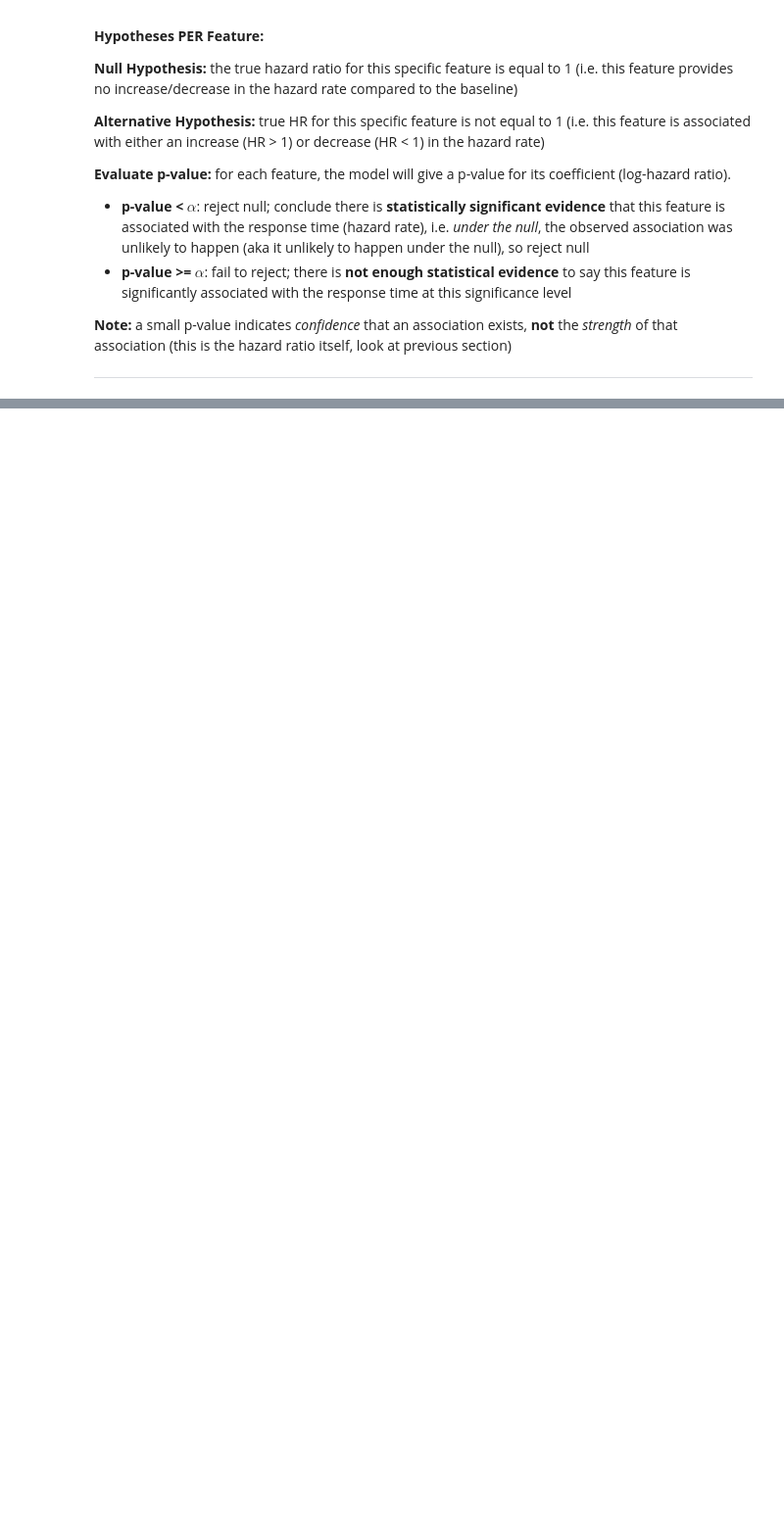
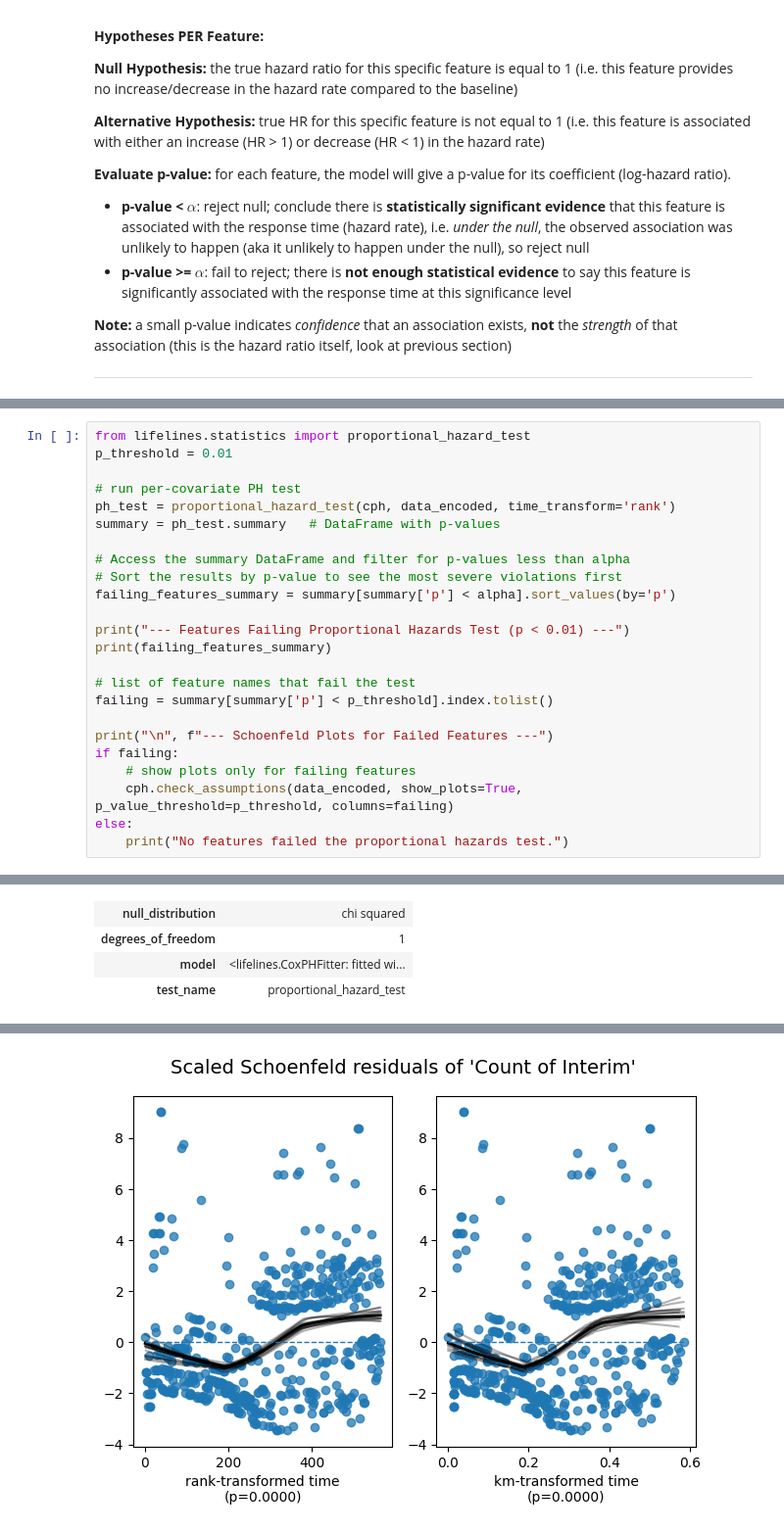
Before and after one commit to aanht/ucb-fda-citizen-project, a Jupyter notebook: all_years_eda_modeling/test_datasets_eda/visuals_and_modeling.ipynb, the cells around one changed output, grey strips where cells are left out. Shown at 98% size. Saved outputs shown, nothing was run; the diff lists cells and outputs as text; blank space fills up the shorter version.

```diff
--- a/all_years_eda_modeling/test_datasets_eda/visuals_and_modeling.ipynb
+++ b/all_years_eda_modeling/test_datasets_eda/visuals_and_modeling.ipynb
@@ -586,0 +585,25 @@ Type_industry/corporation', ...]` in the call in `.fit`. See documentation in li
+# %%
+from lifelines.statistics import proportional_hazard_test
+p_threshold = 0.01
+
+# run per-covariate PH test
+ph_test = proportional_hazard_test(cph, data_encoded, time_transform='rank')
+summary = ph_test.summary   # DataFrame with p-values
+
+# Access the summary DataFrame and filter for p-values less than alpha
+# Sort the results by p-value to see the most severe violations first
+failing_features_summary = summary[summary['p'] < alpha].sort_values(by='p')
+
+print("--- Features Failing Proportional Hazards Test (p < 0.01) ---")
+print(failing_features_summary)
+
+# list of feature names that fail the test
+failing = summary[summary['p'] < p_threshold].index.tolist()
+
+print("\n", f"--- Schoenfeld Plots for Failed Features ---")
+if failing:
+    # show plots only for failing features
+    cph.check_assumptions(data_encoded, show_plots=True, p_value_threshold=p_threshold, columns=failing)
+else:
+    print("No features failed the proportional hazards test.")
+# %% [output]
@@ -586,0 +627,4 @@ Type_industry/corporation', ...]` in the call in `.fit`. See documentation in li
+| null_distribution | chi squared |
+| degrees_of_freedom | 1 |
+| model | <lifelines.CoxPHFitter: fitted wi... |
+| test_name | proportional_hazard_test |
@@ -586,0 +665 @@ Type_industry/corporation', ...]` in the call in `.fit`. See documentation in li
+[figure, added]
```
Also changed, not shown: parts of 21 cells of this notebook, 6 other files.
